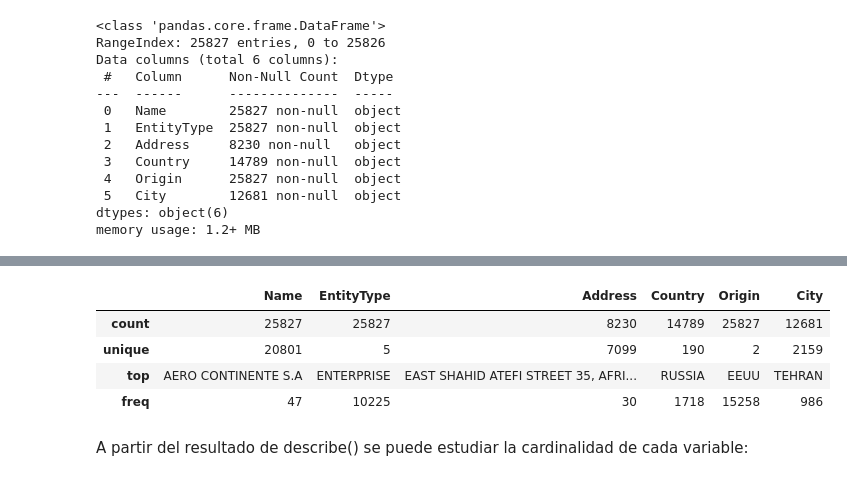
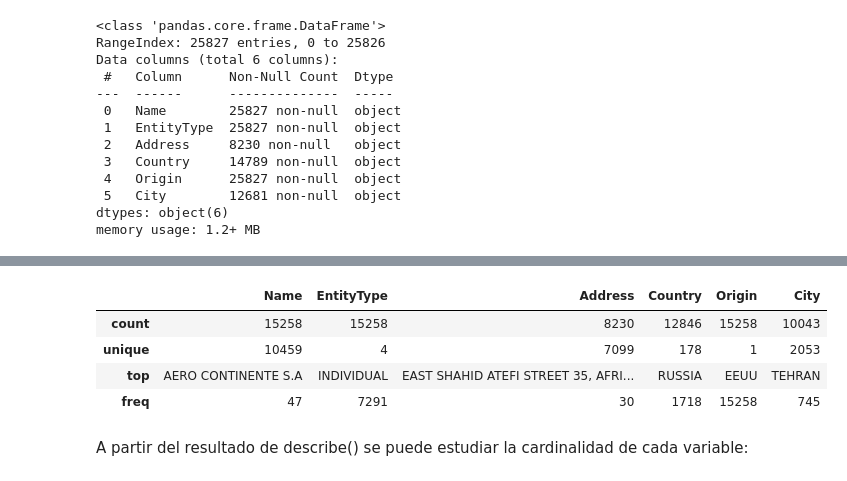
Before and after one commit to Chanalber/TFM, a Jupyter notebook: Código y datos/04_modelos_ML_no_supervisado.ipynb, the cells around one changed output, grey strips where cells are left out. Drawn from its saved outputs; the diff is of its cells as text; code cells hidden in the pictures.

```diff
--- a/Código y datos/04_modelos_ML_no_supervisado.ipynb
+++ b/Código y datos/04_modelos_ML_no_supervisado.ipynb
@@ -43,0 +51,3 @@ memory usage: 1.2+ MB
+# %%
+ml_ns = sanctionlist[sanctionlist['Origin']=='EEUU']
+ml_ns
@@ -44,10 +84,10 @@ memory usage: 1.2+ MB
 # %%
-sanctionlist.describe()
+ml_ns.describe()
 # %% [output]
 |  | Name | EntityType | Address | Country | Origin | City |
-| count | 25827 | 25827 | 8230 | 14789 | 25827 | 12681 |
-| unique | 20801 | 5 | 7099 | 190 | 2 | 2159 |
-| top | AERO CONTINENTE S.A | ENTERPRISE | EAST SHAHID ATEFI STREET 35, AFRI... | RUSSIA | EEUU | TEHRAN |
-| freq | 47 | 10225 | 30 | 1718 | 15258 | 986 |
+| count | 15258 | 15258 | 8230 | 12846 | 15258 | 10043 |
+| unique | 10459 | 4 | 7099 | 178 | 1 | 2053 |
+| top | AERO CONTINENTE S.A | INDIVIDUAL | EAST SHAHID ATEFI STREET 35, AFRI... | RUSSIA | EEUU | TEHRAN |
+| freq | 47 | 7291 | 30 | 1718 | 15258 | 745 |
 # %% [markdown]
 A partir del resultado de describe() se puede estudiar la cardinalidad de cada variable:
```
Also changed, not shown: parts of 49 cells of this notebook, 10 other files.
